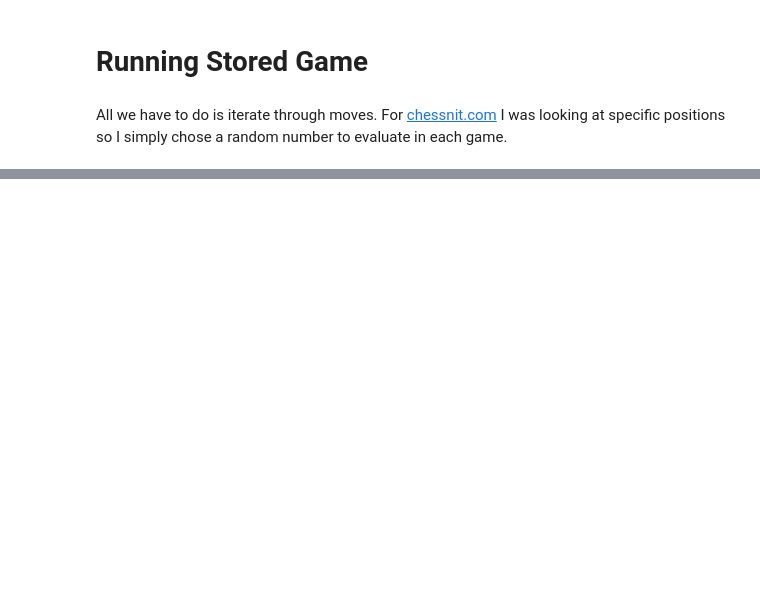
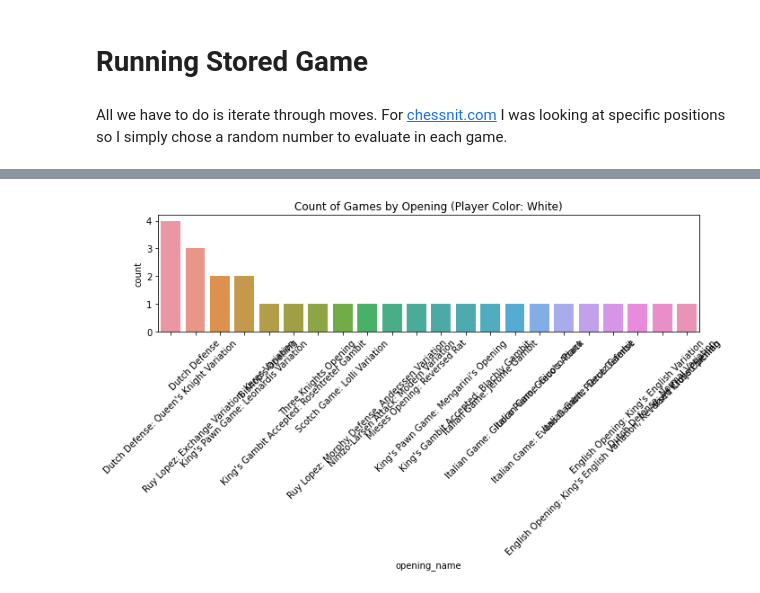
Before and after one commit to aobermuhlner/BigData_Chess_Project, a Jupyter notebook: notebooks/Analyzer.ipynb, the cells around one changed output, grey strips where cells are left out. Drawn from its saved outputs; the diff is of its cells as text; code cells hidden in the pictures; blank space fills up the shorter version.

```diff
--- a/notebooks/Analyzer.ipynb
+++ b/notebooks/Analyzer.ipynb
@@ -17,3 +19,2 @@ import zipfile
 # %%
-games=pd.read_csv("../../testData/loaded_games.csv")
-games
+games=pd.read_csv(f"../../testData/{file_name}.csv")
@@ -34,14 +20,0 @@ games
-# %%
-#Convert moves from string into list of move strings
-
-#Try not to run eval unless you really need to and are sure the text comes from a trusted source
-games['moves']=games['moves'].apply(lambda x: eval(x))
-games['headers']=games['headers'].apply(lambda x: eval(x))#to dict
-games['lichess_id']=games['headers'].apply(lambda x: x.get("_others",{}).get("LichessURL","").split("/")[-1])
-games['ECO']=games['headers'].apply(lambda x: x.get("_others",{}).get("ECO"))
-games['white_elo']=games['headers'].apply(lambda x: x.get("_others",{}).get("WhiteElo","").split("-")[0]).astype(int)
-games['black_elo']=games['headers'].apply(lambda x: x.get("_others",{}).get("BlackElo","").split("-")[0]).astype(int)
-games['opening_name']=games['headers'].apply(lambda x: x.get("_others",{}).get("Opening",""))
-
-games['white_score']=games['headers'].apply(lambda x: x.get("_tag_roster",{}).get("Result","").split("-")[0].replace("1/2",".5")).astype(float)
-games
@@ -190,0 +234,19 @@ Name: evaluation_change, dtype: int64
+# %%
+games59 = games[0:59][games['player_color'] == "Black"]
+agg_color_opening = games59.groupby(['player_color', 'opening_name']).size().reset_index(name='count')
+agg_color_opening_score = games59.groupby(['opening_name', 'score']).size().reset_index(name='count')
+# %%
+import seaborn as sns
+import matplotlib.pyplot as plt
+
+# Calculate the counts and sort by count for games59
+opening_order = games59.groupby('opening_name').size().sort_values(ascending=False).index.tolist()
+
+plt.figure(figsize=(10, 6))
+sns.countplot(x='opening_name', data=games59, order=opening_order)
+plt.title('Count of Games by Opening (Player Color: White)')
+plt.xticks(rotation=45)
+plt.tight_layout()
+plt.show()
+# %% [output]
+[figure, added]
```
Also changed, not shown: parts of 18 cells of this notebook, 2 other files.
